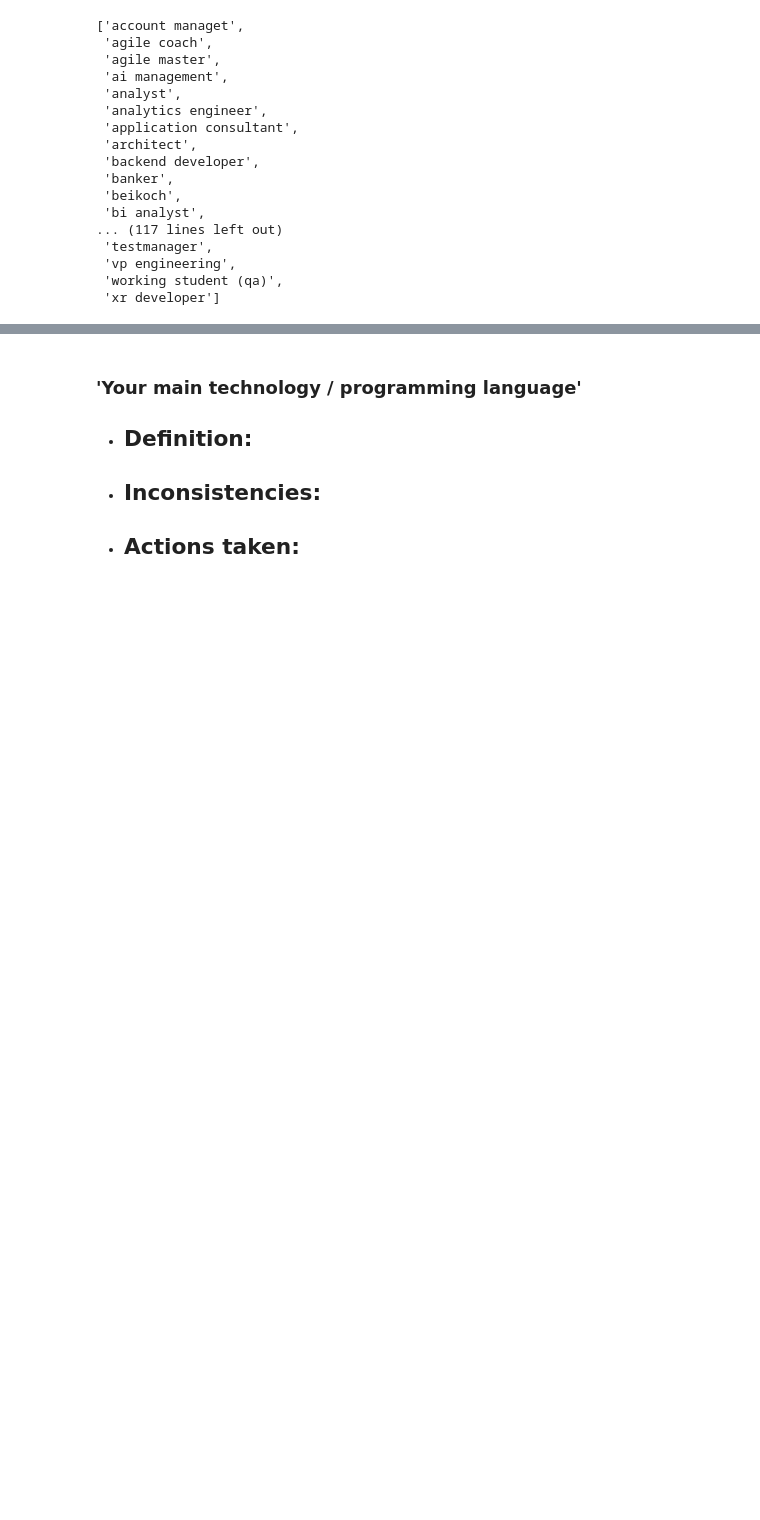
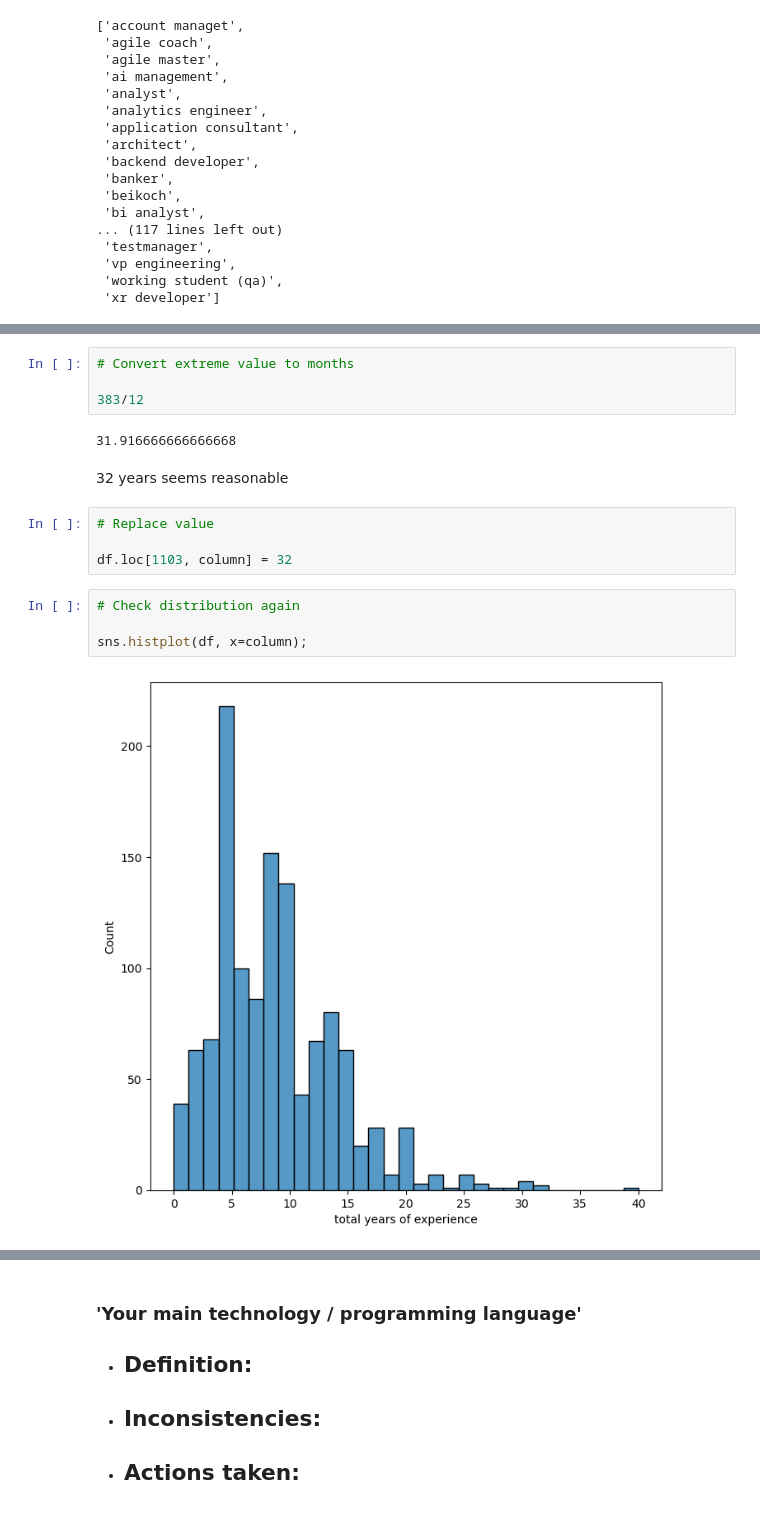
Before and after one commit to AkeemSemperDataScience/3950-assignment-2-mlsiebold, a Jupyter notebook: START_Asn_2.ipynb, the cells around one changed output, grey strips where cells are left out. Drawn from its saved outputs; the diff is of its cells as text; blank space fills up the shorter version.

```diff
--- a/START_Asn_2.ipynb
+++ b/START_Asn_2.ipynb
@@ -807,0 +877,18 @@ sorted(df[column].dropna().unique().tolist())
+# %%
+# Convert extreme value to months
+
+383/12
+# %% [output]
+31.916666666666668
+# %% [markdown]
+32 years seems reasonable
+# %%
+# Replace value
+
+df.loc[1103, column] = 32
+# %%
+# Check distribution again
+
+sns.histplot(df, x=column);
+# %% [output]
+[figure, added]
```
Also changed, not shown: parts of 34 cells of this notebook.
